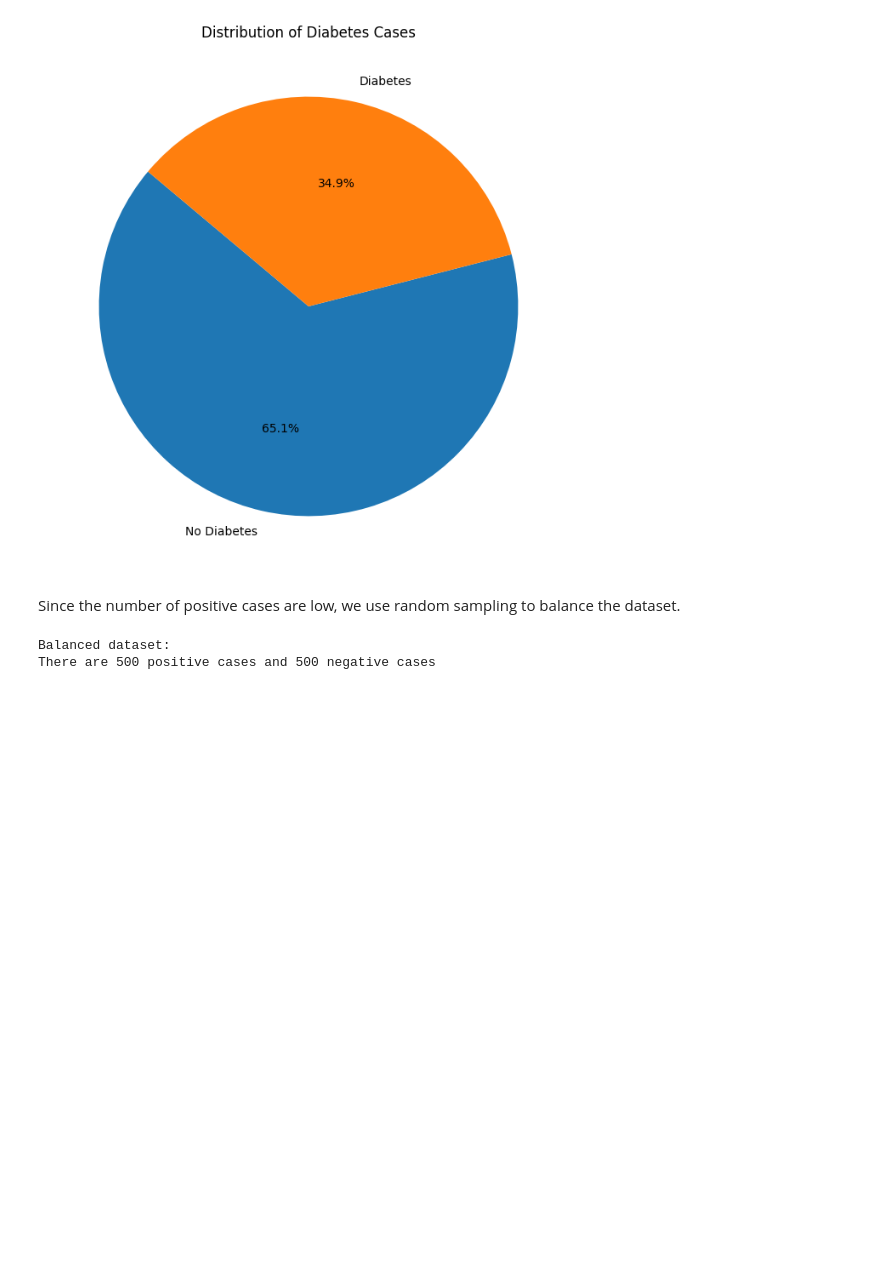
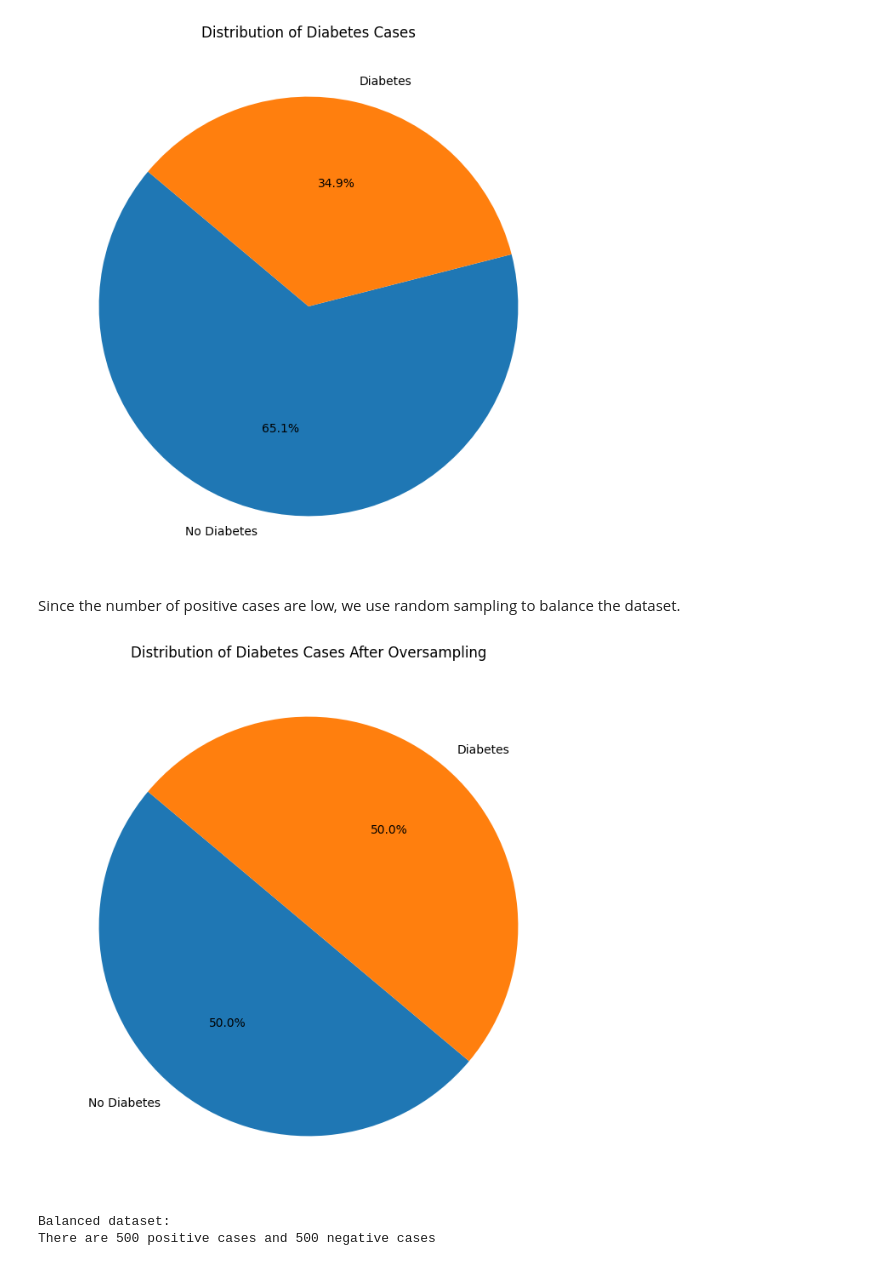
Before and after one commit to Hr15h1/Mini-Project-SemII, a Jupyter notebook: notebook_01.ipynb, the cells around one changed output. Drawn from its saved outputs; the diff is of its cells as text; code cells hidden in the pictures; blank space fills up the shorter version.

```diff
--- a/notebook_01.ipynb
+++ b/notebook_01.ipynb
@@ -56,6 +59,13 @@ Since the number of positive cases are low, we use random sampling to balance th
 rand_sampler = RandomOverSampler(sampling_strategy=1.0, random_state=42)
 # %%
 pima_X, pima_y = rand_sampler.fit_resample(pima_X, pima_y)
+# %%
+plt.figure(figsize=(12, 8))
+plt.pie(pima_y.value_counts(), labels=["No Diabetes", "Diabetes"], autopct="%1.1f%%", startangle=140)
+plt.title("Distribution of Diabetes Cases After Oversampling")
+plt.show()
+# %% [output]
+[figure, added]
 # %%
 print("Balanced dataset:")
 print(f"There are {pima_X[pima_y == 1].shape[0]} positive cases and {pima_X[pima_y == 0].shape[0]} negative cases")
```
Also changed, not shown: parts of 19 cells of this notebook.
